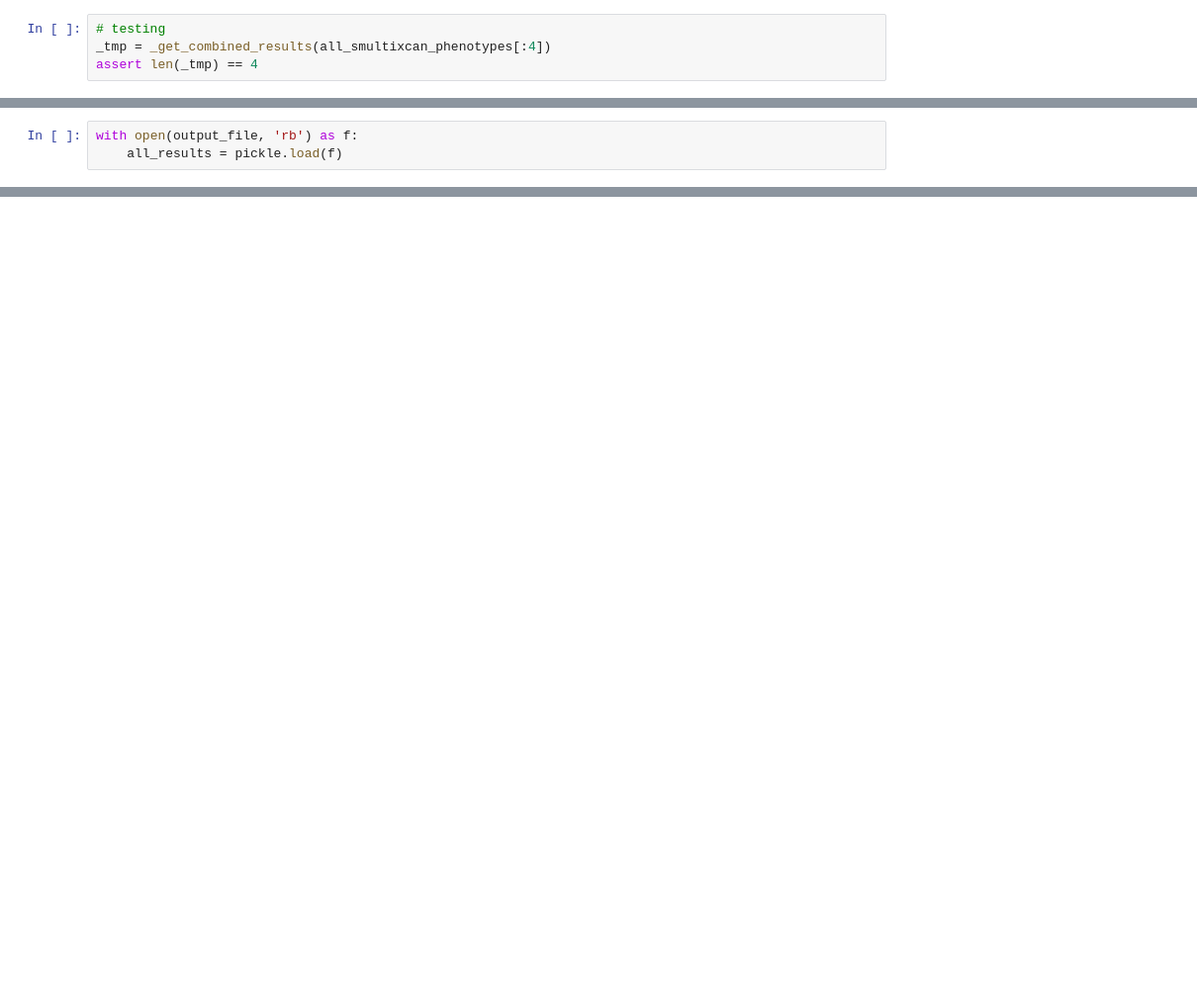
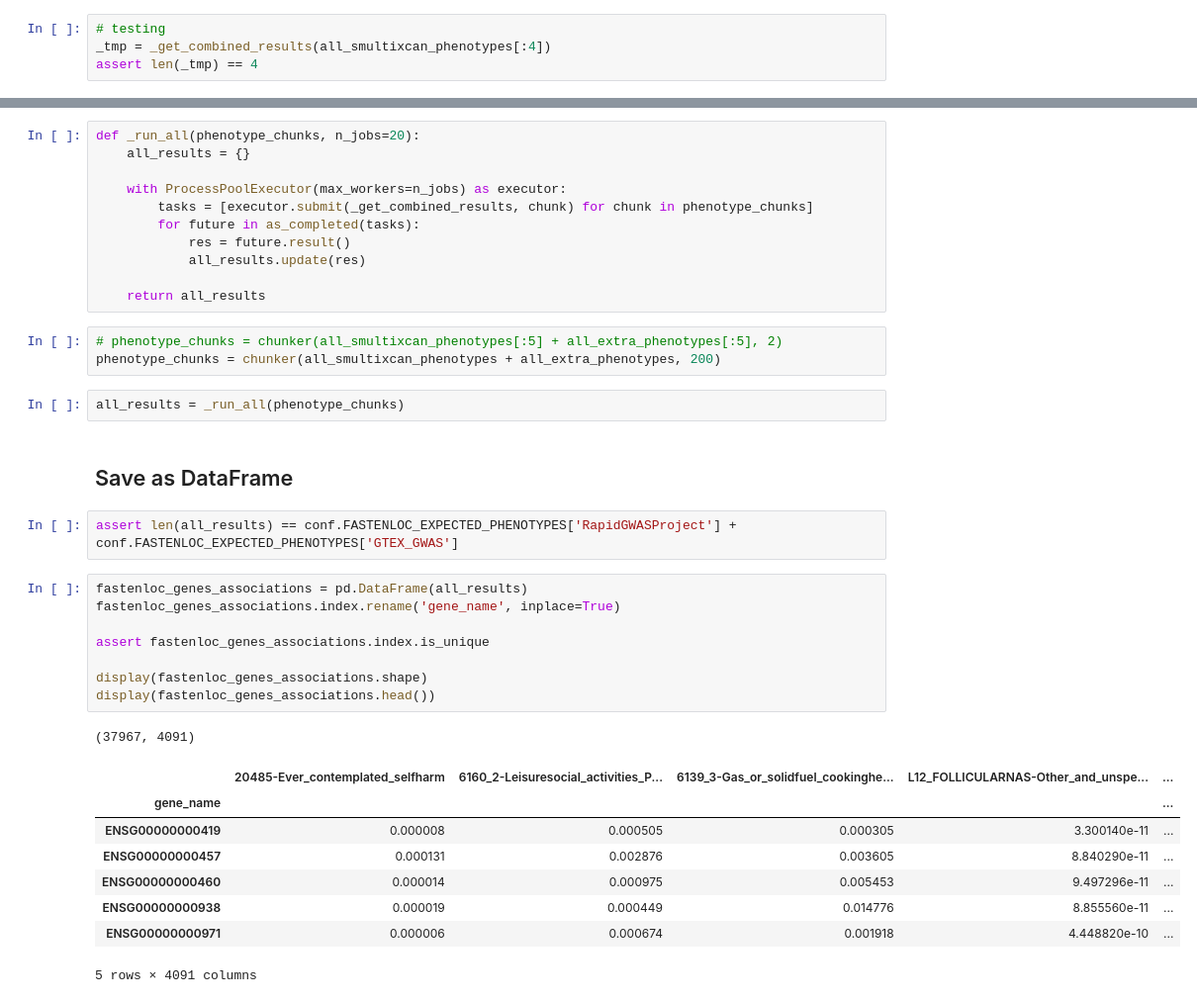
Before and after one commit to hakyimlab/phenomexcan, a Jupyter notebook: scripts/100_postprocessing/05_fastenloc.ipynb, the cells around one changed output, grey strips where cells are left out. Shown: that part at 99% size. Saved outputs shown, nothing was run; the diff lists cells and outputs as text; blank space fills up the shorter version.

Commit message:
scripts/100_postprocessing: smultixcan and fastenloc notebooks improved.

```diff
--- a/scripts/100_postprocessing/05_fastenloc.ipynb
+++ b/scripts/100_postprocessing/05_fastenloc.ipynb
@@ -191,3 +276,0 @@ _run_all(phenotype_chunks)
-# %%
-with open(output_file, 'rb') as f:
-    all_results = pickle.load(f)
@@ -293,0 +288,38 @@ Now I need to copy this file to CRI to include only these genes
+# %%
+def _run_all(phenotype_chunks, n_jobs=20):
+    all_results = {}
+
+    with ProcessPoolExecutor(max_workers=n_jobs) as executor:
+        tasks = [executor.submit(_get_combined_results, chunk) for chunk in phenotype_chunks]
+        for future in as_completed(tasks):
+            res = future.result()
+            all_results.update(res)
+
+    return all_results
+# %%
+# phenotype_chunks = chunker(all_smultixcan_phenotypes[:5] + all_extra_phenotypes[:5], 2)
+phenotype_chunks = chunker(all_smultixcan_phenotypes + all_extra_phenotypes, 200)
+# %%
+all_results = _run_all(phenotype_chunks)
+# %% [markdown]
+## Save as DataFrame
+# %%
+assert len(all_results) == conf.FASTENLOC_EXPECTED_PHENOTYPES['RapidGWASProject'] + conf.FASTENLOC_EXPECTED_PHENOTYPES['GTEX_GWAS']
+# %%
+fastenloc_genes_associations = pd.DataFrame(all_results)
+fastenloc_genes_associations.index.rename('gene_name', inplace=True)
+
+assert fastenloc_genes_associations.index.is_unique
+
+display(fastenloc_genes_associations.shape)
+display(fastenloc_genes_associations.head())
+# %% [output]
+(37967, 4091)
+|  | 20485-Ever_contemplated_selfharm | 6160_2-Leisuresocial_activities_P... | 6139_3-Gas_or_solidfuel_cookinghe... | L12_FOLLICULARNAS-Other_and_unspe... | ... |
+| gene_name |  |  |  |  | ... |
+| ENSG00000000419 | 0.000008 | 0.000505 | 0.000305 | 3.300140e-11 | ... |
+| ENSG00000000457 | 0.000131 | 0.002876 | 0.003605 | 8.840290e-11 | ... |
+| ENSG00000000460 | 0.000014 | 0.000975 | 0.005453 | 9.497296e-11 | ... |
+| ENSG00000000938 | 0.000019 | 0.000449 | 0.014776 | 8.855560e-11 | ... |
+| ENSG00000000971 | 0.000006 | 0.000674 | 0.001918 | 4.448820e-10 | ... |
+5 rows × 4091 columns
```
Also changed, not shown: parts of 104 cells of this notebook, 1 other file.
